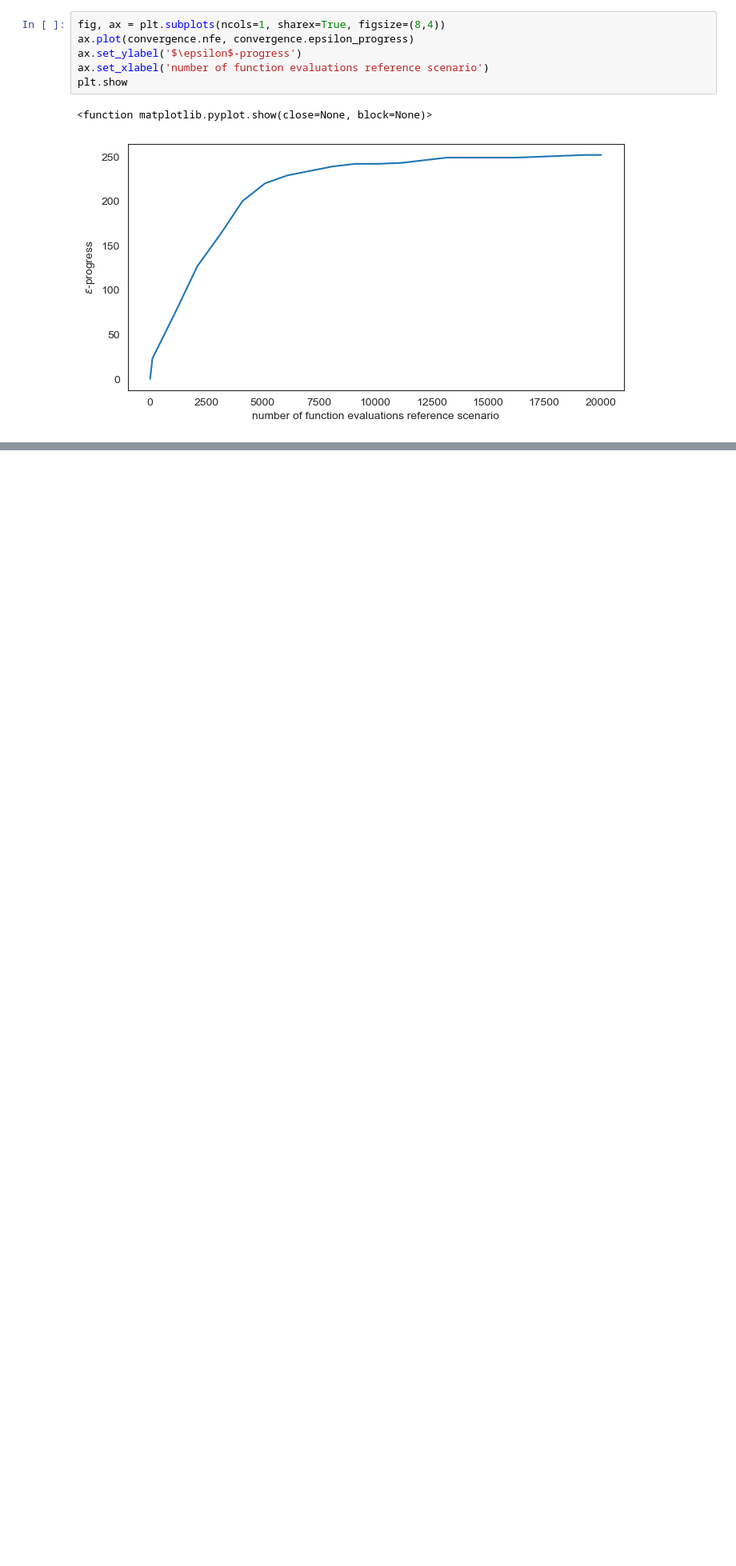
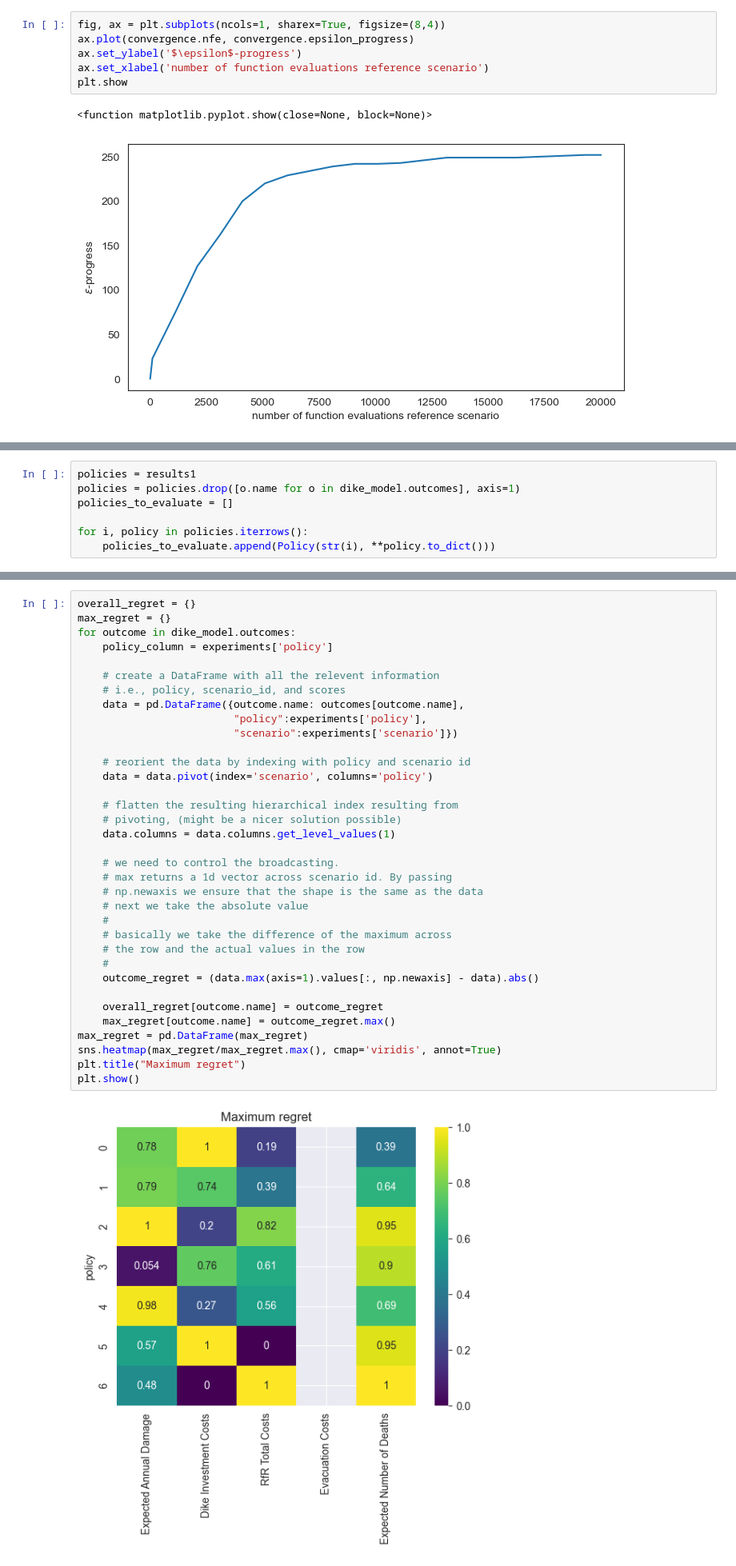
Before and after one commit to tissueters/MDM_project, a Jupyter notebook: final assignment/3.2 Optimisation.ipynb, the cells around one changed output, grey strips where cells are left out. Shown: that part at 80% size. Saved outputs shown, nothing was run; the diff lists cells and outputs as text; blank space fills up the shorter version.

```diff
--- a/final assignment/3.2 Optimisation.ipynb
+++ b/final assignment/3.2 Optimisation.ipynb
@@ -218,0 +221,7 @@ plt.show
+# %%
+policies = results1
+policies = policies.drop([o.name for o in dike_model.outcomes], axis=1)
+policies_to_evaluate = []
+
+for i, policy in policies.iterrows():
+    policies_to_evaluate.append(Policy(str(i), **policy.to_dict()))
@@ -218,0 +286,37 @@ plt.show
+# %%
+overall_regret = {}
+max_regret = {}
+for outcome in dike_model.outcomes:
+    policy_column = experiments['policy']
+
+    # create a DataFrame with all the relevent information
+    # i.e., policy, scenario_id, and scores
+    data = pd.DataFrame({outcome.name: outcomes[outcome.name],
+                         "policy":experiments['policy'],
+                         "scenario":experiments['scenario']})
+
+    # reorient the data by indexing with policy and scenario id
+    data = data.pivot(index='scenario', columns='policy')
+
+    # flatten the resulting hierarchical index resulting from
+    # pivoting, (might be a nicer solution possible)
+    data.columns = data.columns.get_level_values(1)
+
+    # we need to control the broadcasting.
+    # max returns a 1d vector across scenario id. By passing
+    # np.newaxis we ensure that the shape is the same as the data
+    # next we take the absolute value
+    #
+    # basically we take the difference of the maximum across
+    # the row and the actual values in the row
+    #
+    outcome_regret = (data.max(axis=1).values[:, np.newaxis] - data).abs()
+
+    overall_regret[outcome.name] = outcome_regret
+    max_regret[outcome.name] = outcome_regret.max()
+max_regret = pd.DataFrame(max_regret)
+sns.heatmap(max_regret/max_regret.max(), cmap='viridis', annot=True)
+plt.title("Maximum regret")
+plt.show()
+# %% [output]
+[figure, added]
```
Also changed, not shown: parts of 8 cells of this notebook.
